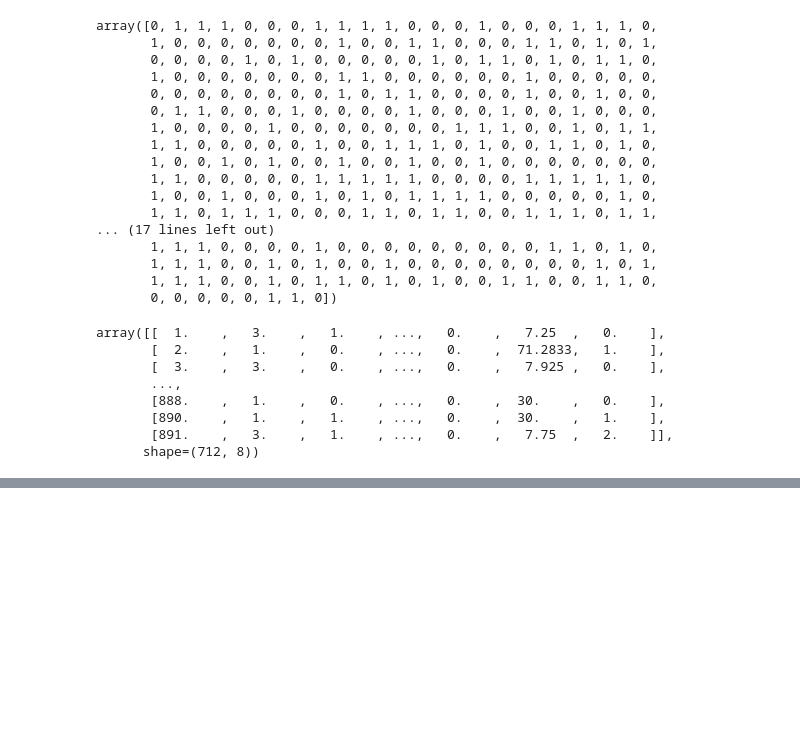
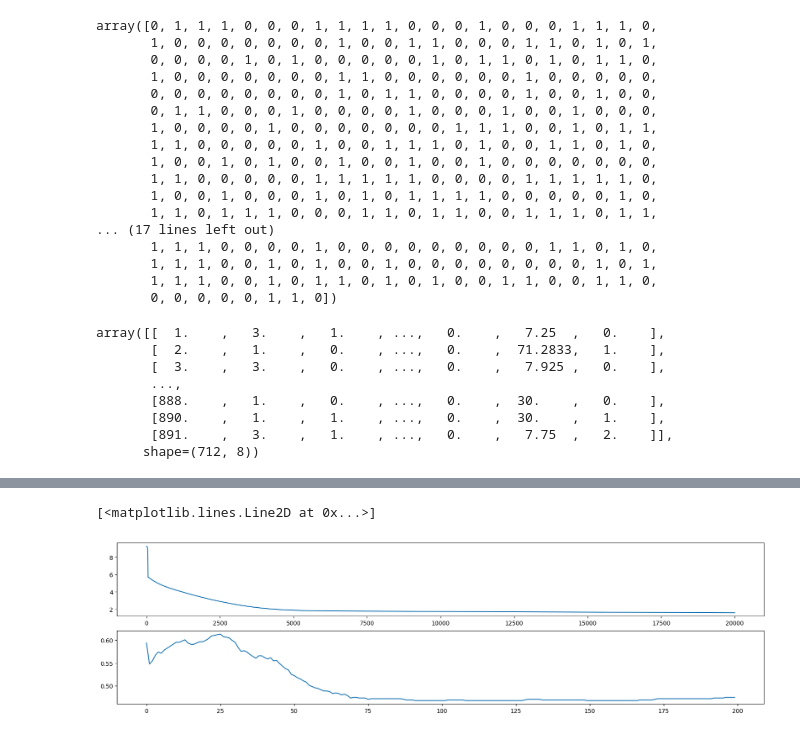
Before and after one commit to HW-BiologicallyInspiredComputation/Lab1TitanicAA, a Jupyter notebook: main.ipynb, the cells around one changed output, grey strips where cells are left out. Cells and saved outputs as stored; diff of their text form; code cells hidden in the pictures; blank space fills up the shorter version.

Commit message:
feat(graph): loss and accuracy with matplotlib

```diff
--- a/main.ipynb
+++ b/main.ipynb
@@ -90,7 +91,8 @@ class Perceptron:
         self.weights = np.random.randn(size_input)
 
     def sigmoid(self, z):
-        return 1/(1 + np.exp(-z))
+        z_clip = np.clip(z, -500, 500)  # Prevent overflow
+        return 1/(1 + np.exp(-z_clip))
 
     def forward(self, X):
         z = np.dot(X, self.weights) + self.bias
@@ -126,27 +128,47 @@ class AI:
         self.model.weights -= self.learning_rate * dW
         self.model.bias    -= self.learning_rate * db
 
+    def predict(self, a):
+        return (a > 0.5).astype(int)
+
+    def accuracy(self,a):
+        train_predictions = self.predict(a)
+        accuracy = np.mean(train_predictions == self.Y)
+        return accuracy
+
     def train_epoch(self):
 
         a = self.model.forward(self.X)
 
         loss = self.loss(a)
-        print(f"Loss: {loss}")
+        # print(f"Loss: {loss}")
 
         dW, db = self.backward_propagation(a)
 
         self.gradient_descent(dW, db)
 
-        return loss
+        return loss, a
 
+    def train_ai(self, epoch_checked=100):
 
-    def train_ai(self):
+        losses = []
+        train_accuracies = []
+
         for i in range(self.nb_epochs):
-            self.train_epoch()
+
+            loss, a = self.train_epoch()
+            losses.append(loss)
+
+            if i % epoch_checked == 0:
+                accuracy = self.accuracy(a)
+                print(f"Epoch {i} - Accurancy: {accuracy:.3f} - Loss: {loss:.3f}")
+                train_accuracies.append(accuracy)
+
+        return losses, train_accuracies
 # %%
 my_perceptron = Perceptron(size_input=X.shape[1])
 
-ai = AI(nb_epochs=1000, learning_rate=0.0001, model=my_perceptron, X=X, Y=Y)
+ai = AI(nb_epochs=20000, learning_rate=0.000045, model=my_perceptron, X=X, Y=Y)
 
-ai.train_ai()
+losses, train_accuracies = ai.train_ai()
 # %% [output]
@@ -169,0 +192,10 @@ Loss: 2.8822578076186836
+# %%
+plt.figure(figsize=(20,5))
+plt.subplot(2,1,1)
+plt.plot(losses)
+
+plt.subplot(2,1,2)
+plt.plot(train_accuracies)
+# %% [output]
+[<matplotlib.lines.Line2D at 0x...>]
+[figure, added]
```
Also changed, not shown: parts of 2 cells of this notebook, 1 other file.
